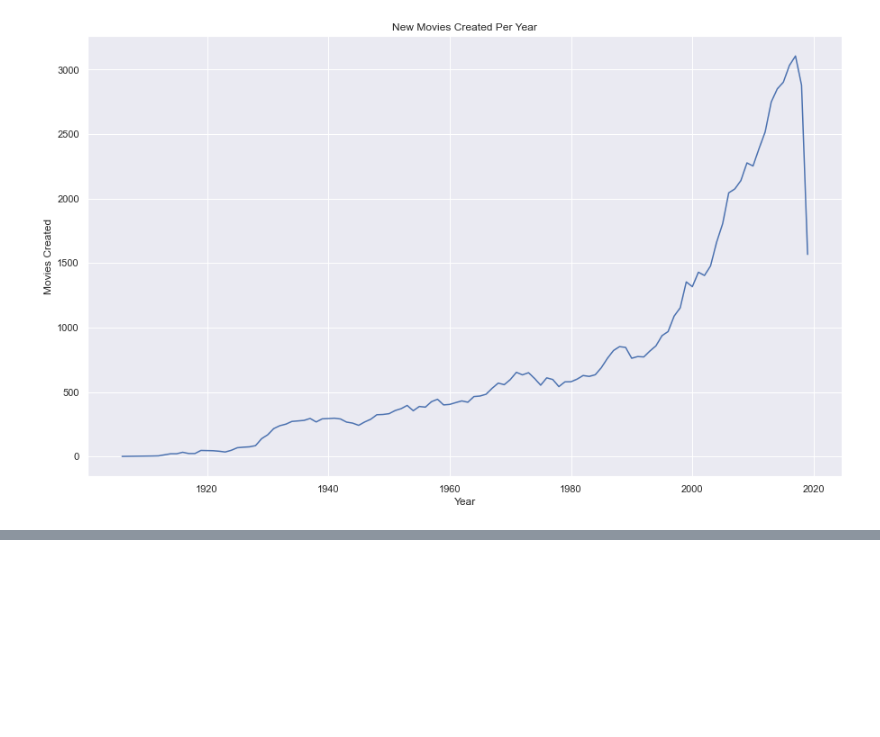
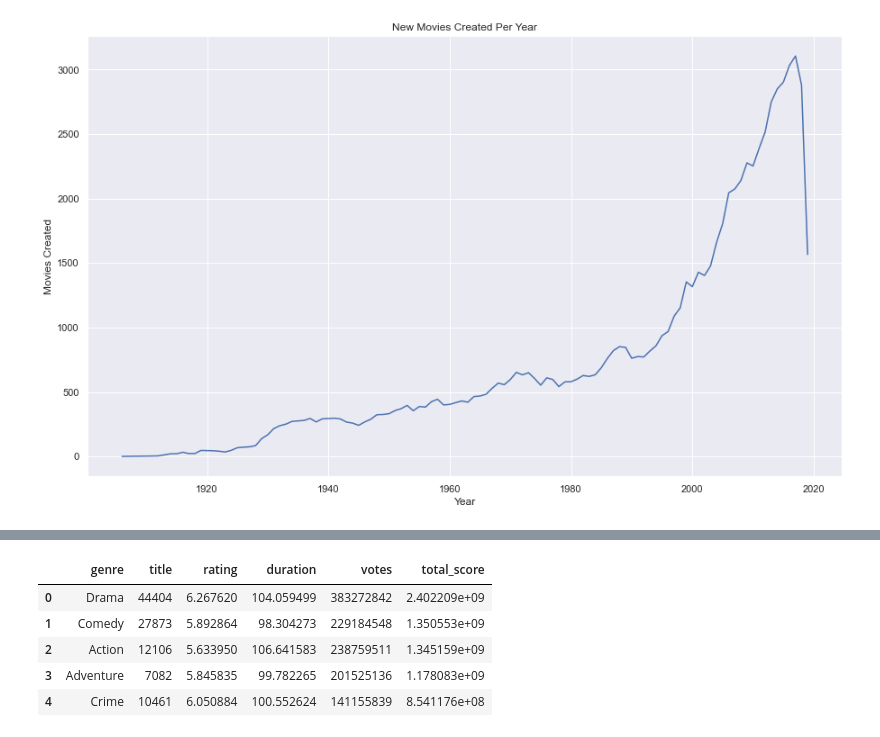
Before and after one commit to billbai0102/Callysto-Hackathon-2020, a Jupyter notebook: submission.ipynb, the cells around one changed output, grey strips where cells are left out. Saved outputs shown, nothing was run; the diff lists cells and outputs as text; code cells hidden in the pictures; blank space fills up the shorter version.

```diff
--- a/submission.ipynb
+++ b/submission.ipynb
@@ -251,0 +345,19 @@ df
+# %%
+grouped_genre_df = genre_ratings_df.groupby('genre').agg({
+    'title': np.count_nonzero
+    , 'rating': np.mean
+    , 'duration': np.mean
+    , 'votes': np.sum
+}).reset_index()
+
+grouped_genre_df['total_score'] = (grouped_genre_df['rating'] * grouped_genre_df['votes'])
+grouped_genre_df = grouped_genre_df.sort_values(by='total_score', ascending=False).reset_index().drop('index', axis=1)
+
+grouped_genre_df.head()
+# %% [output]
+|  | genre | title | rating | duration | votes | total_score |
+| 0 | Drama | 44404 | 6.267620 | 104.059499 | 383272842 | 2.402209e+09 |
+| 1 | Comedy | 27873 | 5.892864 | 98.304273 | 229184548 | 1.350553e+09 |
+| 2 | Action | 12106 | 5.633950 | 106.641583 | 238759511 | 1.345159e+09 |
+| 3 | Adventure | 7082 | 5.845835 | 99.782265 | 201525136 | 1.178083e+09 |
+| 4 | Crime | 10461 | 6.050884 | 100.552624 | 141155839 | 8.541176e+08 |
```
Also changed, not shown: parts of 7 cells of this notebook.
